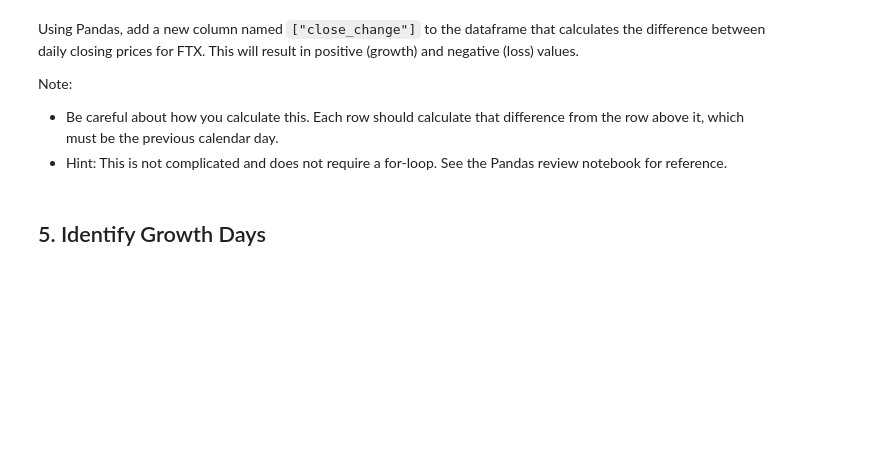
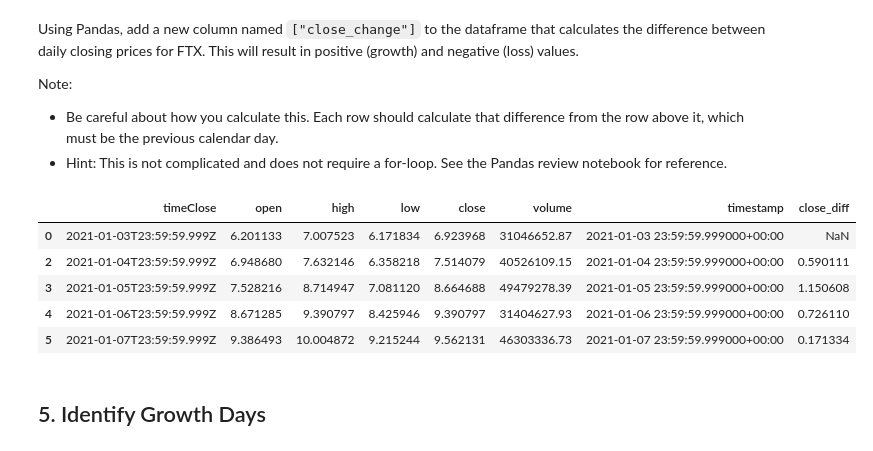
Before and after one commit to Kieran-11/1002, a Jupyter notebook: Assignments/Lab_FTX.ipynb, the cells around one changed output. Cells and saved outputs as stored; diff of their text form; code cells hidden in the pictures; blank space fills up the shorter version.

```diff
--- a/Assignments/Lab_FTX.ipynb
+++ b/Assignments/Lab_FTX.ipynb
@@ -92,6 +92,14 @@ Note:
 - Hint: This is not complicated and does not require a for-loop.  See the Pandas review notebook for reference.
 # %%
 df_clean['close_diff'] = df_clean['close'].diff()
+df_clean.head()
+# %% [output]
+|  | timeClose | open | high | low | close | volume | timestamp | close_diff |
+| 0 | 2021-01-03T23:59:59.999Z | 6.201133 | 7.007523 | 6.171834 | 6.923968 | 31046652.87 | 2021-01-03 23:59:59.999000+00:00 | NaN |
+| 2 | 2021-01-04T23:59:59.999Z | 6.948680 | 7.632146 | 6.358218 | 7.514079 | 40526109.15 | 2021-01-04 23:59:59.999000+00:00 | 0.590111 |
+| 3 | 2021-01-05T23:59:59.999Z | 7.528216 | 8.714947 | 7.081120 | 8.664688 | 49479278.39 | 2021-01-05 23:59:59.999000+00:00 | 1.150608 |
+| 4 | 2021-01-06T23:59:59.999Z | 8.671285 | 9.390797 | 8.425946 | 9.390797 | 31404627.93 | 2021-01-06 23:59:59.999000+00:00 | 0.726110 |
+| 5 | 2021-01-07T23:59:59.999Z | 9.386493 | 10.004872 | 9.215244 | 9.562131 | 46303336.73 | 2021-01-07 23:59:59.999000+00:00 | 0.171334 |
 # %% [markdown]
 ## 5. Identify Growth Days
 # %% [markdown]
```
Also changed, not shown: parts of 3 cells of this notebook.
